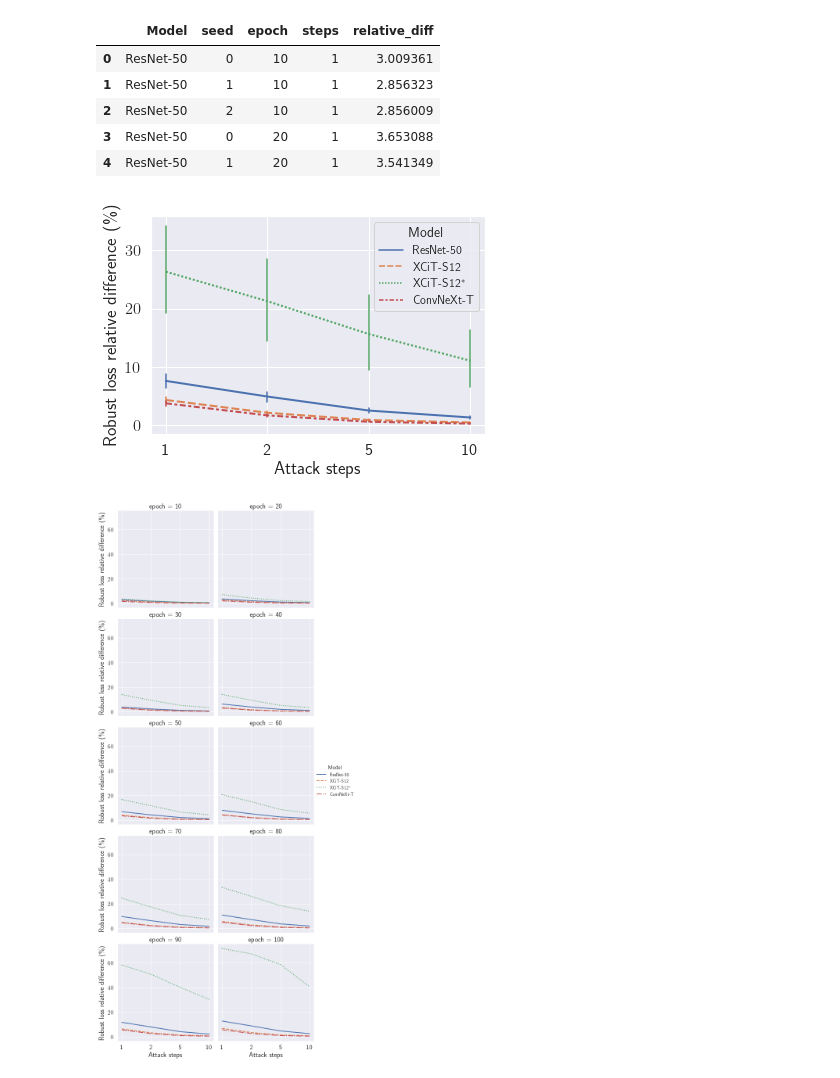
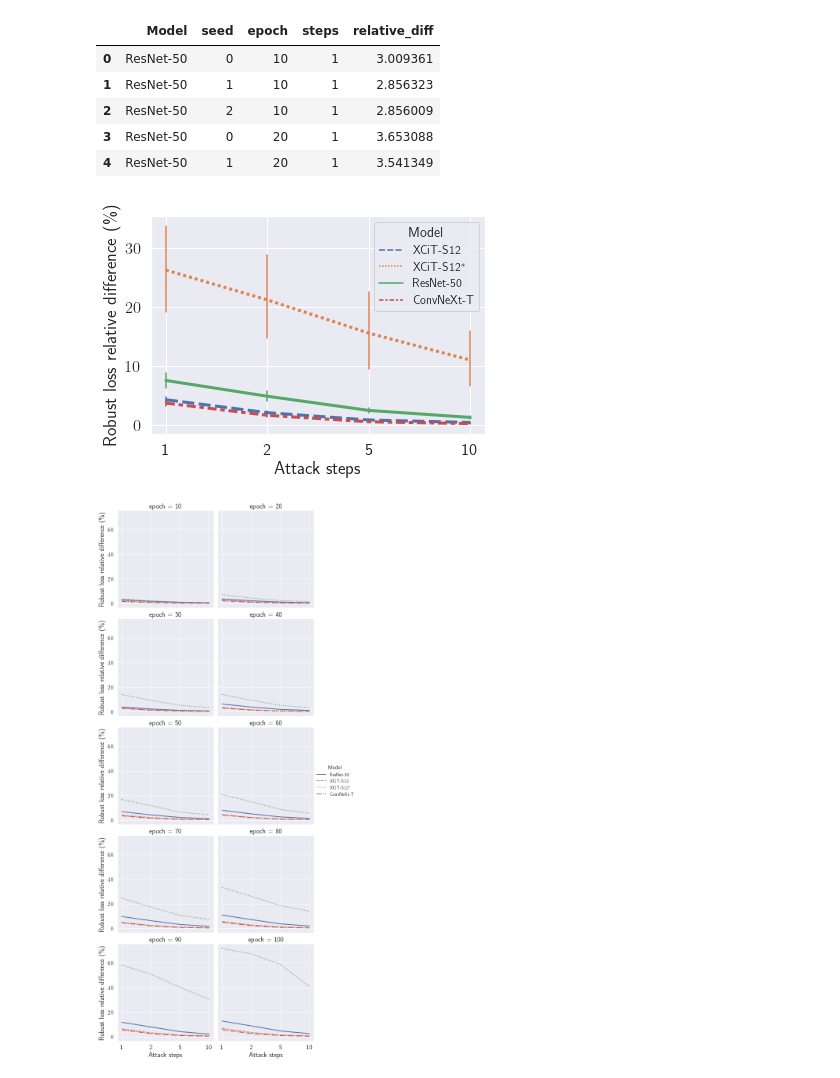
Before and after one commit to dedeswim/vits-robustness-torch, a Jupyter notebook: notebooks/attack_effectiveness.ipynb, the cells around one changed output. Cells and saved outputs as stored; diff of their text form; code cells hidden in the pictures.

Commit message:
Update plots and notebooks

```diff
--- a/notebooks/attack_effectiveness.ipynb
+++ b/notebooks/attack_effectiveness.ipynb
@@ -99,6 +99,8 @@ resnet_rel_diffs["Model"] = "ResNet-50"
 
 convnext_rel_diffs = compute_attack_effectiveness("convnext")
 convnext_rel_diffs["Model"] = "ConvNeXt-T"
+
+HUE_ORDER = ["XCiT-S12", "XCiT-S12$^*$", "ResNet-50", "ConvNeXt-T"]
 # %%
 overall_df = pd.concat([resnet_rel_diffs, xcit_rel_diffs, xcit_original_rel_diffs, convnext_rel_diffs]).reset_index()
 overall_df.head()
@@ -145,14 +145,12 @@ last_epoch_df.head()
 | 3 | ResNet-50 | 0 | 20 | 1 | 3.653088 |
 | 4 | ResNet-50 | 1 | 20 | 1 | 3.541349 |
 # %%
-sns.lineplot(x="steps", y="relative_diff", hue="Model", data=last_epoch_df, err_style="bars", style="Model", linewidth=2)
+sns.lineplot(x="steps", y="relative_diff", hue="Model", data=last_epoch_df, err_style="bars", style="Model", linewidth=3, hue_order=HUE_ORDER)
 plt.xlabel("Attack steps")
 plt.ylabel("Robust loss relative difference (\%)")
-if log_yscale:
-    plt.yscale("log")
 plt.savefig(OUTPUT_IMAGES_LOCATION / "steps.pdf", bbox_inches="tight")
 # %% [output]
-[figure, old version]
+[figure, new version]
 # %%
 g = sns.FacetGrid(
     last_epoch_df,
```
Also changed, not shown: parts of 3 cells of this notebook, 24 other files.
